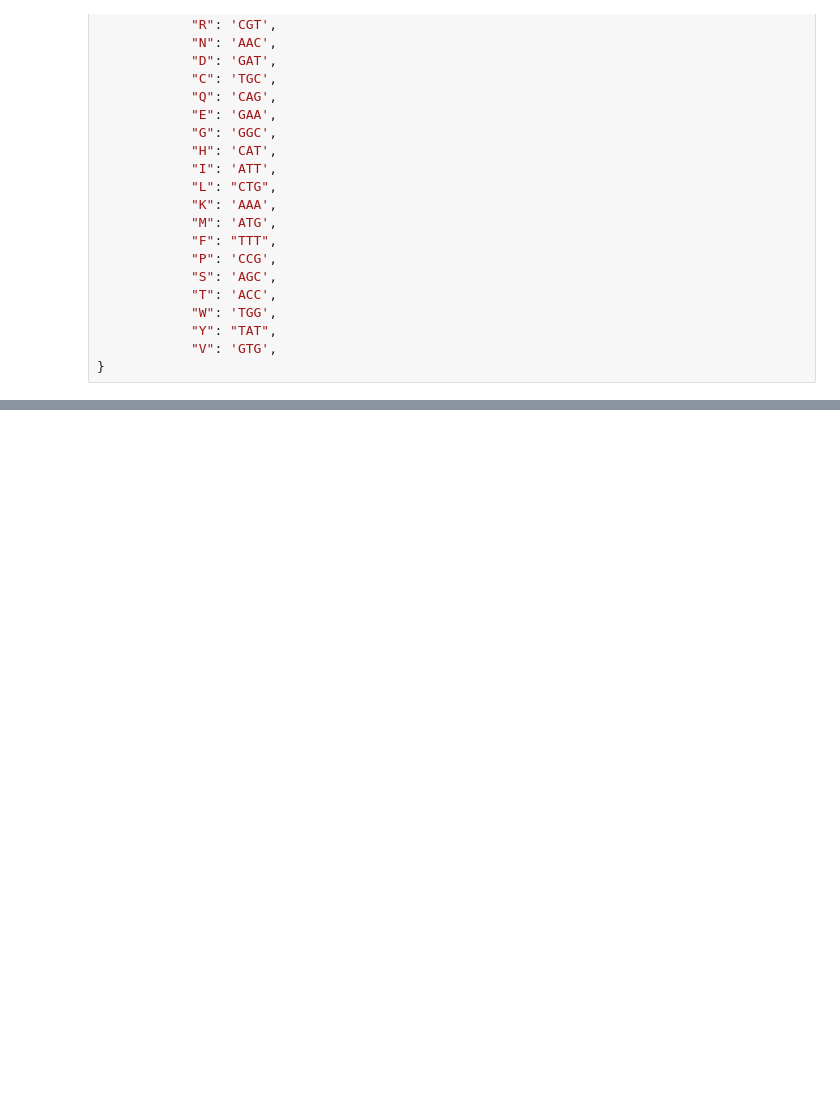
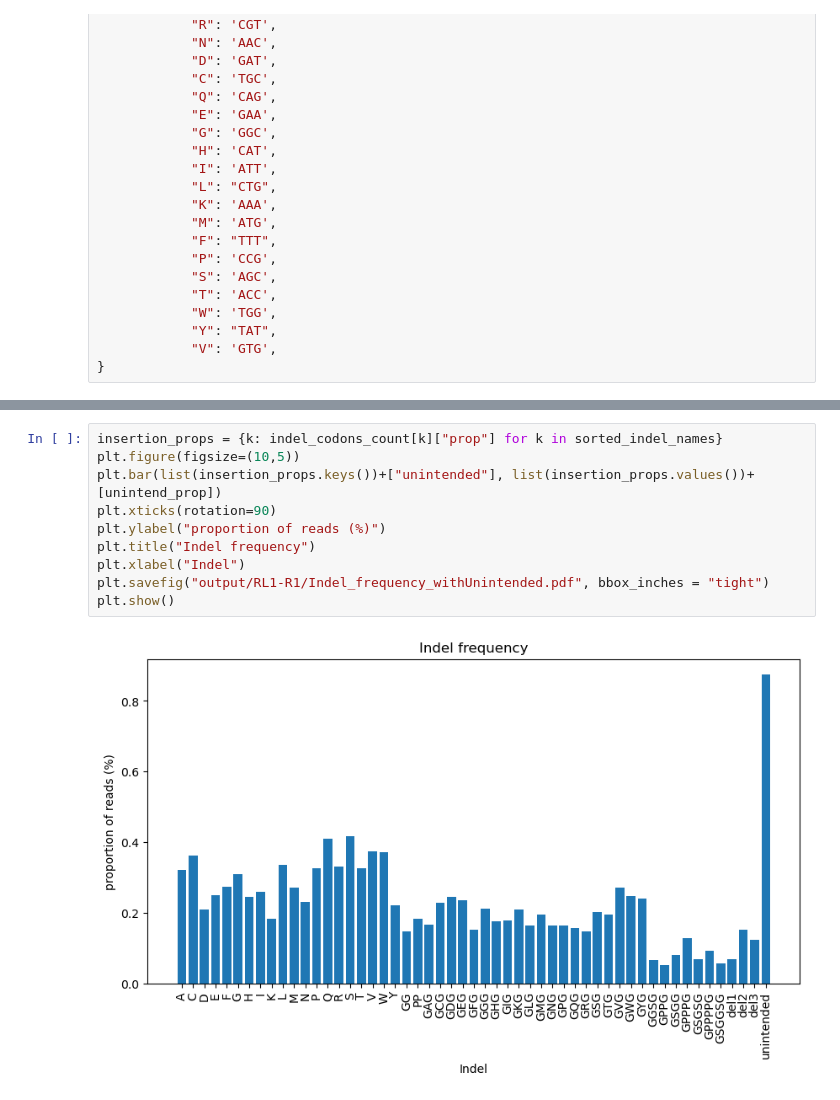
Before and after one commit to AliceHovsepyan/pogo_pance_draft, a Jupyter notebook: Indel_analysis.ipynb, the cells around one changed output, grey strips where cells are left out. Saved outputs shown, nothing was run; the diff lists cells and outputs as text; blank space fills up the shorter version.

```diff
--- a/Indel_analysis.ipynb
+++ b/Indel_analysis.ipynb
@@ -221,0 +263,12 @@ indel_linker_count
+# %%
+insertion_props = {k: indel_codons_count[k]["prop"] for k in sorted_indel_names}
+plt.figure(figsize=(10,5))
+plt.bar(list(insertion_props.keys())+["unintended"], list(insertion_props.values())+[unintend_prop])
+plt.xticks(rotation=90)
+plt.ylabel("proportion of reads (%)")
+plt.title("Indel frequency")
+plt.xlabel("Indel")
+plt.savefig("output/RL1-R1/Indel_frequency_withUnintended.pdf", bbox_inches = "tight")
+plt.show()
+# %% [output]
+[figure, added]
```
Also changed, not shown: parts of 15 cells of this notebook, 2 other files.
